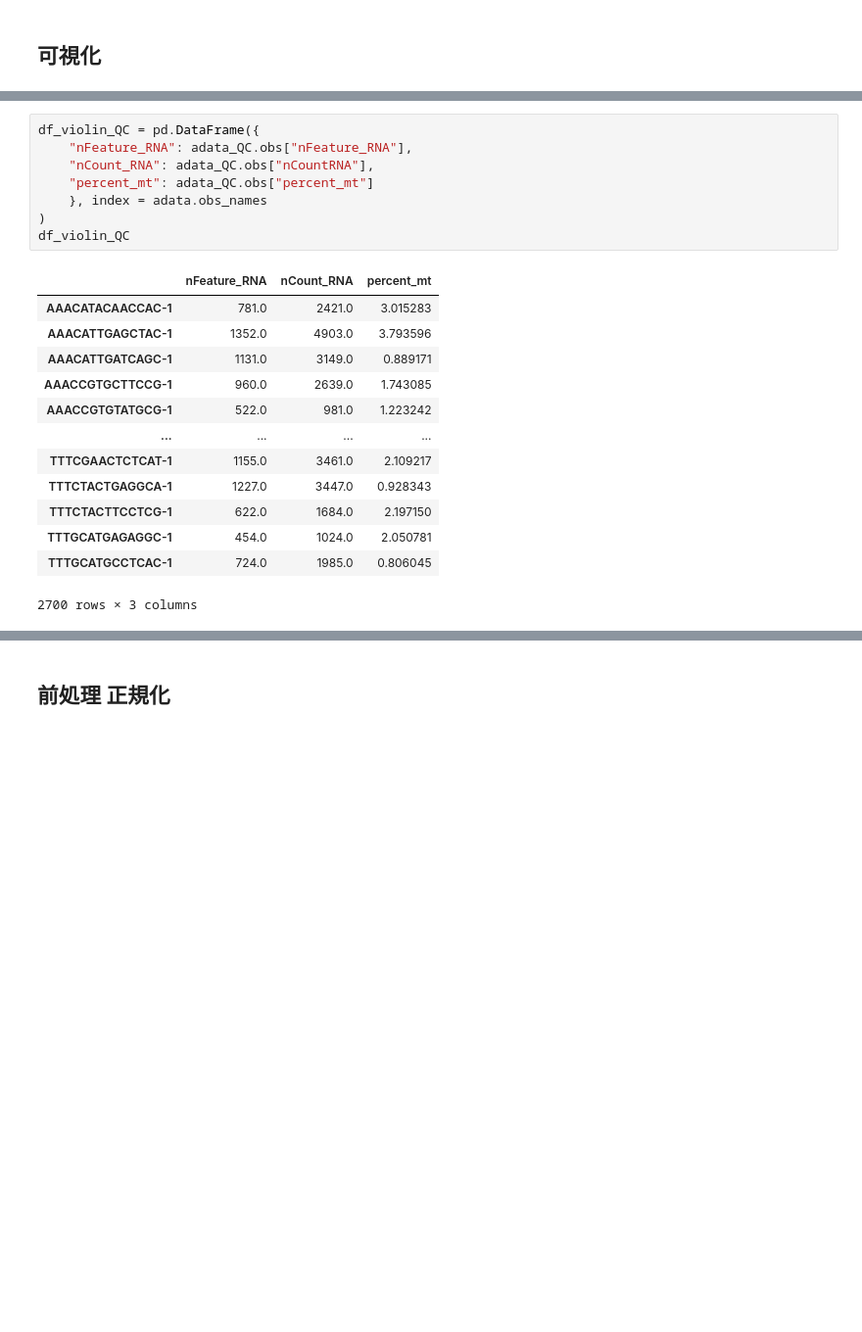
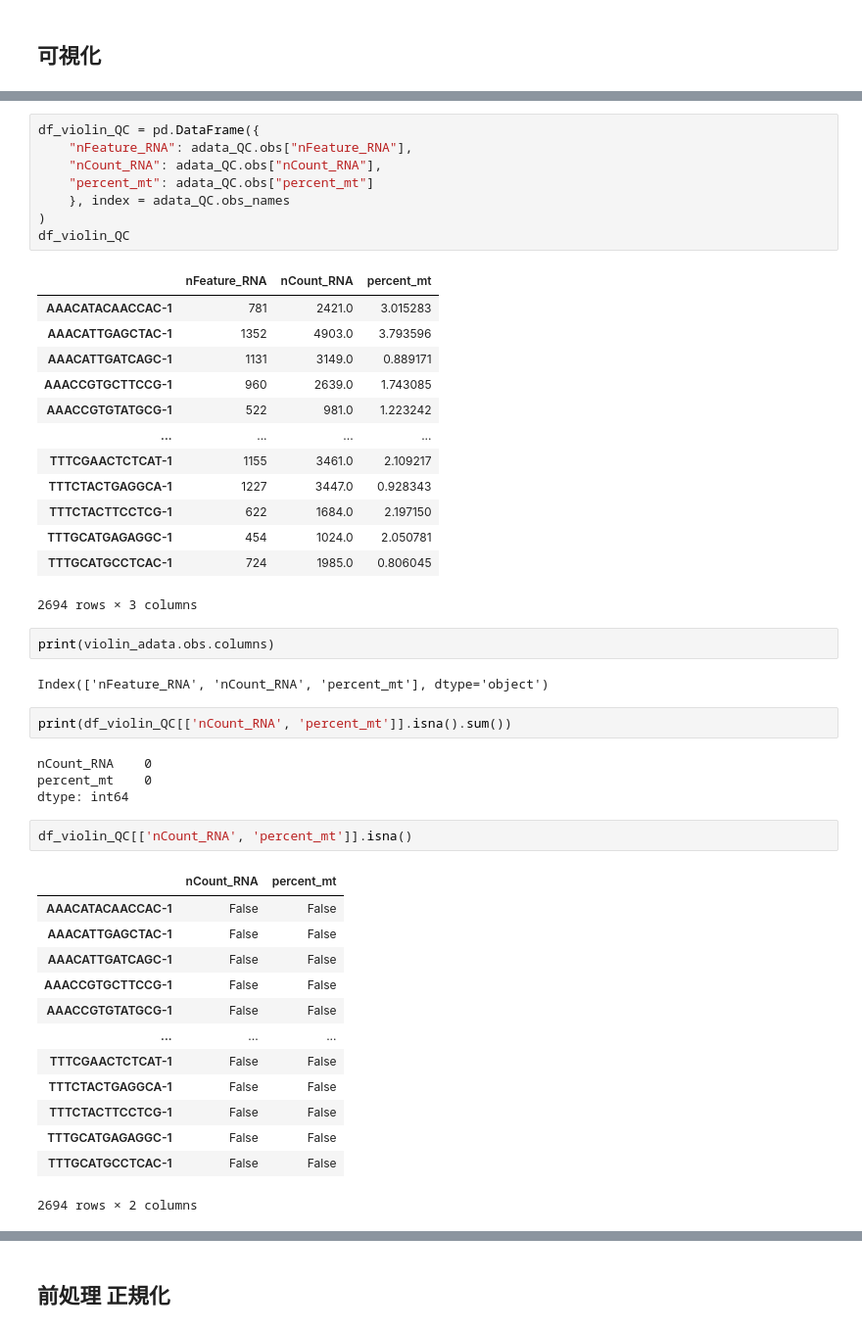
Before and after one commit to nakamin/portfolio4, a Jupyter notebook: 250209_scanpy_scRNA-seq.ipynb, the cells around one changed output, grey strips where cells are left out. Shown at 98% size. Saved outputs shown, nothing was run; the diff lists cells and outputs as text; blank space fills up the shorter version.

```diff
--- a/250209_scanpy_scRNA-seq.ipynb
+++ b/250209_scanpy_scRNA-seq.ipynb
@@ -165,23 +172,49 @@ sc.pl.violin(violin_adata, keys=["nFeature_RNA", "nCountRNA", "percent_mt"], jit
 # %%
 df_violin_QC = pd.DataFrame({
     "nFeature_RNA": adata_QC.obs["nFeature_RNA"],
-    "nCount_RNA": adata_QC.obs["nCountRNA"],
+    "nCount_RNA": adata_QC.obs["nCount_RNA"],
     "percent_mt": adata_QC.obs["percent_mt"]
-    }, index = adata.obs_names
+    }, index = adata_QC.obs_names
 )
 df_violin_QC
 # %% [output]
 |  | nFeature_RNA | nCount_RNA | percent_mt |
-| AAACATACAACCAC-1 | 781.0 | 2421.0 | 3.015283 |
-| AAACATTGAGCTAC-1 | 1352.0 | 4903.0 | 3.793596 |
-| AAACATTGATCAGC-1 | 1131.0 | 3149.0 | 0.889171 |
-| AAACCGTGCTTCCG-1 | 960.0 | 2639.0 | 1.743085 |
-| AAACCGTGTATGCG-1 | 522.0 | 981.0 | 1.223242 |
+| AAACATACAACCAC-1 | 781 | 2421.0 | 3.015283 |
+| AAACATTGAGCTAC-1 | 1352 | 4903.0 | 3.793596 |
+| AAACATTGATCAGC-1 | 1131 | 3149.0 | 0.889171 |
+| AAACCGTGCTTCCG-1 | 960 | 2639.0 | 1.743085 |
+| AAACCGTGTATGCG-1 | 522 | 981.0 | 1.223242 |
 | ... | ... | ... | ... |
-| TTTCGAACTCTCAT-1 | 1155.0 | 3461.0 | 2.109217 |
-| TTTCTACTGAGGCA-1 | 1227.0 | 3447.0 | 0.928343 |
-| TTTCTACTTCCTCG-1 | 622.0 | 1684.0 | 2.197150 |
-| TTTGCATGAGAGGC-1 | 454.0 | 1024.0 | 2.050781 |
-| TTTGCATGCCTCAC-1 | 724.0 | 1985.0 | 0.806045 |
+| TTTCGAACTCTCAT-1 | 1155 | 3461.0 | 2.109217 |
+| TTTCTACTGAGGCA-1 | 1227 | 3447.0 | 0.928343 |
+| TTTCTACTTCCTCG-1 | 622 | 1684.0 | 2.197150 |
+| TTTGCATGAGAGGC-1 | 454 | 1024.0 | 2.050781 |
+| TTTGCATGCCTCAC-1 | 724 | 1985.0 | 0.806045 |
-2700 rows × 3 columns
+2694 rows × 3 columns
+# %%
+print(violin_adata.obs.columns)
+# %% [output]
+Index(['nFeature_RNA', 'nCount_RNA', 'percent_mt'], dtype='object')
+# %%
+print(df_violin_QC[['nCount_RNA', 'percent_mt']].isna().sum())
+# %% [output]
+nCount_RNA    0
+percent_mt    0
+dtype: int64
+# %%
+df_violin_QC[['nCount_RNA', 'percent_mt']].isna()
+# %% [output]
+|  | nCount_RNA | percent_mt |
+| AAACATACAACCAC-1 | False | False |
+| AAACATTGAGCTAC-1 | False | False |
+| AAACATTGATCAGC-1 | False | False |
+| AAACCGTGCTTCCG-1 | False | False |
+| AAACCGTGTATGCG-1 | False | False |
+| ... | ... | ... |
+| TTTCGAACTCTCAT-1 | False | False |
+| TTTCTACTGAGGCA-1 | False | False |
+| TTTCTACTTCCTCG-1 | False | False |
+| TTTGCATGAGAGGC-1 | False | False |
+| TTTGCATGCCTCAC-1 | False | False |
+2694 rows × 2 columns
 # %%
```
Also changed, not shown: parts of 31 cells of this notebook, 1 other file.
